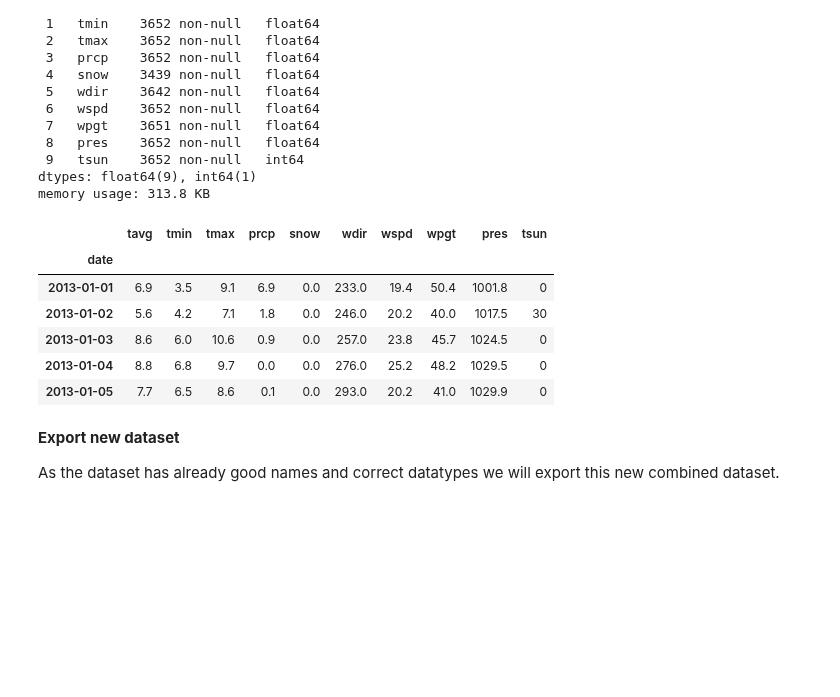
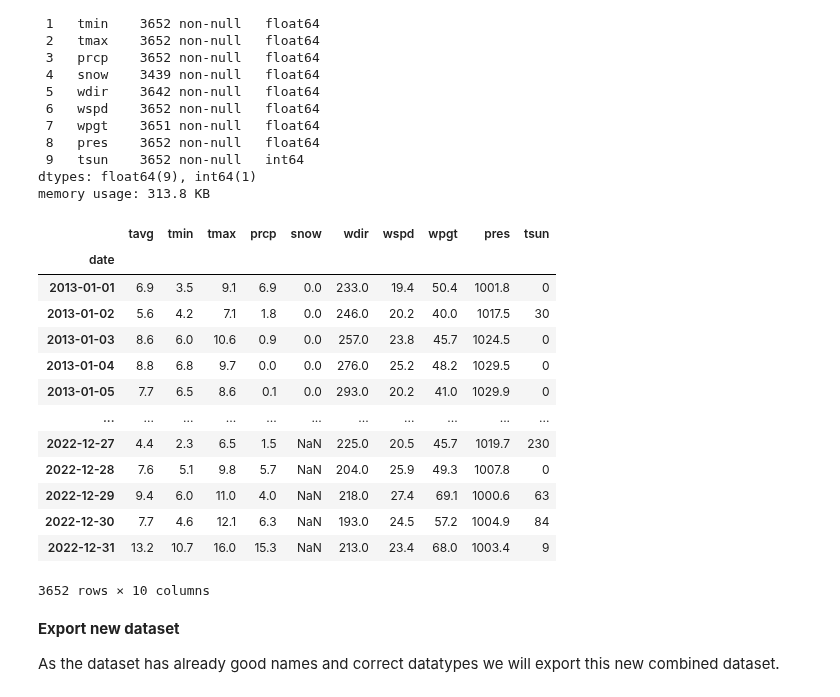
Before and after one commit to Rudinius/Bike_usage_Bremen, a Jupyter notebook: 1_Data_Prep.ipynb, the cells around one changed output. Saved outputs shown, nothing was run; the diff lists cells and outputs as text; code cells hidden in the pictures; blank space fills up the shorter version.

```diff
--- a/1_Data_Prep.ipynb
+++ b/1_Data_Prep.ipynb
@@ -193,15 +205,22 @@ dtypes: float64(9), int64(1)
 memory usage: 313.8 KB
 # %%
 # Check dataframe
-df_weather.head()
+df_weather
 # %% [output]
 |  | tavg | tmin | tmax | prcp | snow | wdir | wspd | wpgt | pres | tsun |
 | date |  |  |  |  |  |  |  |  |  |  |
 | 2013-01-01 | 6.9 | 3.5 | 9.1 | 6.9 | 0.0 | 233.0 | 19.4 | 50.4 | 1001.8 | 0 |
 | 2013-01-02 | 5.6 | 4.2 | 7.1 | 1.8 | 0.0 | 246.0 | 20.2 | 40.0 | 1017.5 | 30 |
 | 2013-01-03 | 8.6 | 6.0 | 10.6 | 0.9 | 0.0 | 257.0 | 23.8 | 45.7 | 1024.5 | 0 |
 | 2013-01-04 | 8.8 | 6.8 | 9.7 | 0.0 | 0.0 | 276.0 | 25.2 | 48.2 | 1029.5 | 0 |
 | 2013-01-05 | 7.7 | 6.5 | 8.6 | 0.1 | 0.0 | 293.0 | 20.2 | 41.0 | 1029.9 | 0 |
+| ... | ... | ... | ... | ... | ... | ... | ... | ... | ... | ... |
+| 2022-12-27 | 4.4 | 2.3 | 6.5 | 1.5 | NaN | 225.0 | 20.5 | 45.7 | 1019.7 | 230 |
+| 2022-12-28 | 7.6 | 5.1 | 9.8 | 5.7 | NaN | 204.0 | 25.9 | 49.3 | 1007.8 | 0 |
+| 2022-12-29 | 9.4 | 6.0 | 11.0 | 4.0 | NaN | 218.0 | 27.4 | 69.1 | 1000.6 | 63 |
+| 2022-12-30 | 7.7 | 4.6 | 12.1 | 6.3 | NaN | 193.0 | 24.5 | 57.2 | 1004.9 | 84 |
+| 2022-12-31 | 13.2 | 10.7 | 16.0 | 15.3 | NaN | 213.0 | 23.4 | 68.0 | 1003.4 | 9 |
+3652 rows × 10 columns
 # %% [markdown]
 **Export new dataset**
 
```
Also changed, not shown: parts of 16 cells of this notebook.
